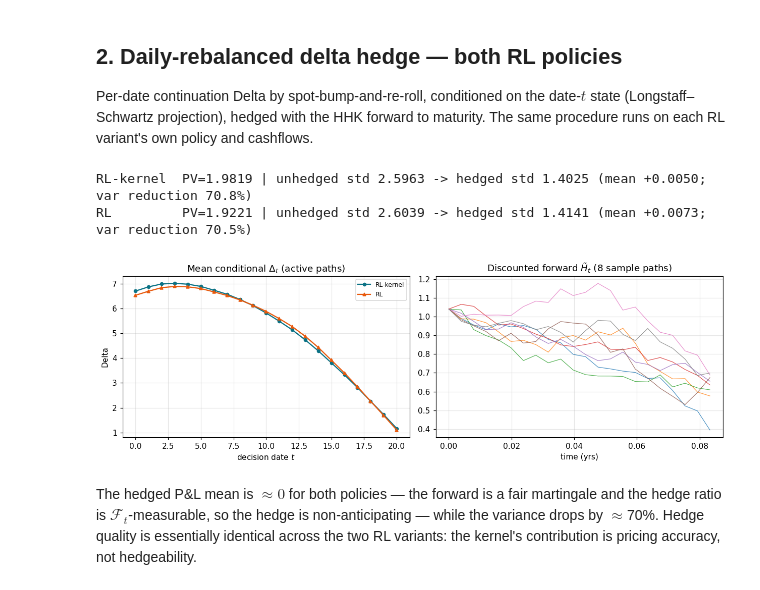
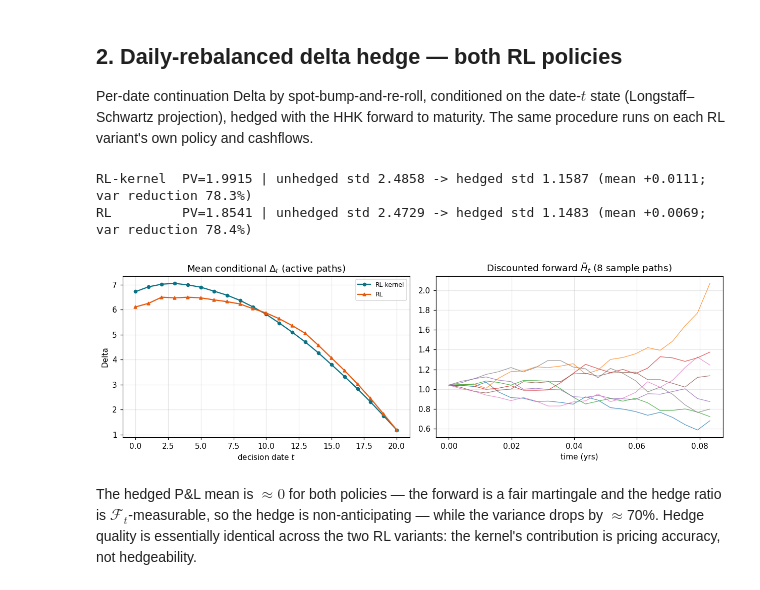
Before and after one commit to ithakis/DRL-Swing-Options, a Jupyter notebook: Jupyter Notebooks/Hedging.ipynb, the cells around one changed output. Drawn from its saved outputs; the diff is of its cells as text; code cells hidden in the pictures.

```diff
--- a/Jupyter Notebooks/Hedging.ipynb
+++ b/Jupyter Notebooks/Hedging.ipynb
@@ -115,14 +88,12 @@ Grid spans $[0.5\,S_0,\,2.0\,S_0]$. PV is **revalued** at each node — RL via C
 revaluation, LSM by refitting and pricing out-of-sample at that spot — and Delta/Gamma are central
 finite differences of the revalued PV grid. All three methods share the test seed.
 # %%
-grid = np.linspace(0.5 * S0, 2.0 * S0, N_GRID)
-
-# --- RL variants: revalue PV at each grid node (shared CRN seed) ---
-V = {}
-with quiet():
-    for label, (agent, _) in agents.items():
-        fn = make_rl_price_fn(agent, contract, hhk, N_RL)
-        V[label] = np.array([fn(s, SEED).mean() for s in grid])
+# --- RL variants: PV-vs-S0 grid straight from the v65 C++ export (shared CRN seed) ---
+V, grid = {}, None
+for label, blob in BLOBS.items():
+    g, pv = greeks_grid(blob)
+    grid = g
+    V[label] = pv
 
 # --- LSM: refit + OOS price at each grid node ---
 def lsm_price_at(s0_value, csv_path=None):
@@ -223,30 +194,27 @@ Per-date continuation Delta by spot-bump-and-re-roll, conditioned on the date-$t
 (Longstaff–Schwartz projection), hedged with the HHK forward to maturity. The same procedure runs on
 each RL variant's own policy and cashflows.
 # %%
-H = {}
-with quiet():
-    for label, (agent, _) in agents.items():
-        H[label] = rl_dynamic_delta_hedge(agent, contract, hhk, S0, n_paths=N_HEDGE, seed=SEED, h=0.01)
+H = {label: load_hedge(BLOBS[label], contract, hhk, condition=True) for label in BLOBS}
 
 dates = np.arange(contract.n_rights - 1)
 fig, ax = plt.subplots(1, 2, figsize=(11.5, 3.9))
 for label, h in H.items():
     m_u, m_h = compute_pnl_risk_metrics(h.pnl_unhedged), compute_pnl_risk_metrics(h.pnl_hedged)
     print(f"{label:10s} PV={h.pv.mean():.4f} | unhedged std {m_u.std_pnl:.4f} -> hedged std {m_h.std_pnl:.4f} "
           f"(mean {m_h.mean_pnl:+.4f}; var reduction {100*(1-m_h.variance_pnl/m_u.variance_pnl):.1f}%)")
     mean_delta = np.array([h.delta_t[h.delta_t[:, t] != 0, t].mean()
                            if (h.delta_t[:, t] != 0).any() else np.nan for t in dates])
     ax[0].plot(dates, mean_delta, VMRK[label] + "-", color=VCOL[label], ms=4, label=label)
 ax[0].set(title="Mean conditional $\\Delta_t$ (active paths)", xlabel="decision date $t$", ylabel="Delta")
 ax[0].legend(fontsize=8)
 ax[1].plot(H["RL-kernel"].t_grid, H["RL-kernel"].Htilde[:8].T, lw=0.8, alpha=0.8)
 ax[1].set(title="Discounted forward $\\tilde H_t$ (8 sample paths)", xlabel="time (yrs)")
 fig.tight_layout(); fig.savefig(os.path.join(FIGS_DIR, "hedging_daily_mechanics.png"), bbox_inches="tight")
 plt.show()
 # %% [output]
-RL-kernel  PV=1.9819 | unhedged std 2.5963 -> hedged std 1.4025 (mean +0.0050; var reduction 70.8%)
-RL         PV=1.9221 | unhedged std 2.6039 -> hedged std 1.4141 (mean +0.0073; var reduction 70.5%)
+RL-kernel  PV=1.9915 | unhedged std 2.4858 -> hedged std 1.1587 (mean +0.0111; var reduction 78.3%)
+RL         PV=1.8541 | unhedged std 2.4729 -> hedged std 1.1483 (mean +0.0069; var reduction 78.4%)
-[figure, old version]
+[figure, new version]
 # %% [markdown]
 The hedged P&L mean is $\approx 0$ for both policies — the forward is a fair martingale and the
 hedge ratio is $\mathcal F_t$-measurable, so the hedge is non-anticipating — while the variance drops
```
Also changed, not shown: parts of 4 cells of this notebook, 46 other files.
